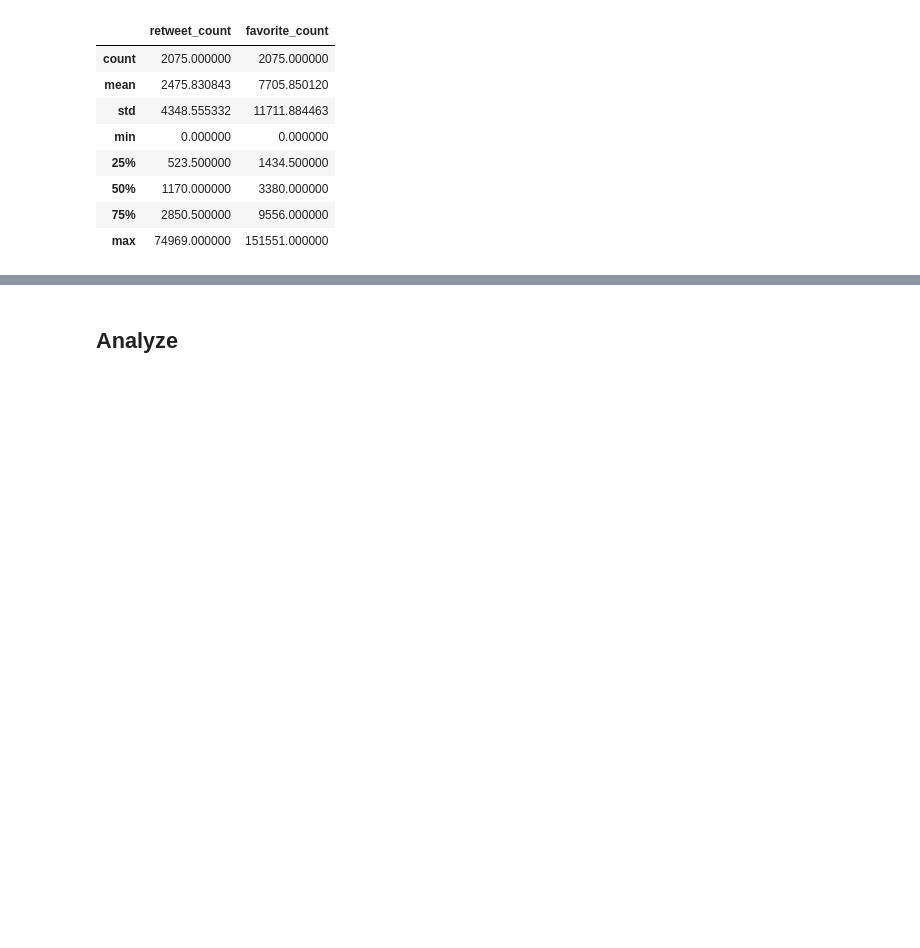
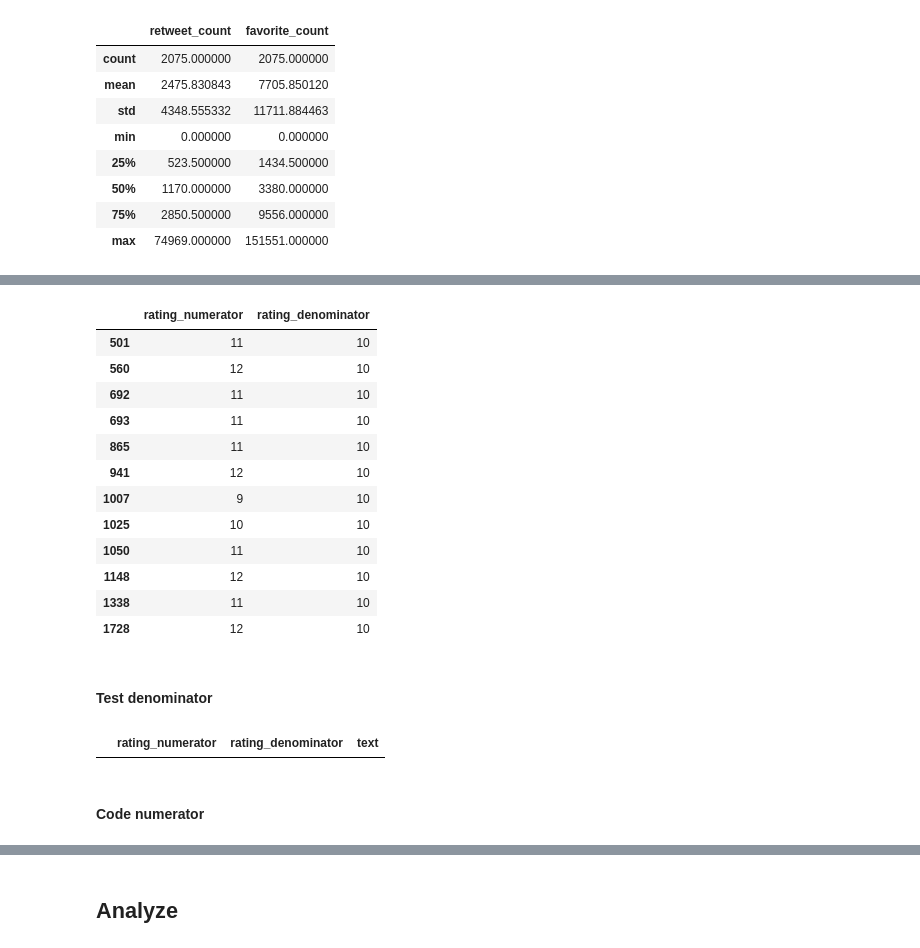
Before and after one commit to Simonmaignan/udacity-data-analysis, a Jupyter notebook: project-wrangle-tweets/wrangle_act.ipynb, the cells around one changed output, grey strips where cells are left out. Saved outputs shown, nothing was run; the diff lists cells and outputs as text; code cells hidden in the pictures; blank space fills up the shorter version.

```diff
--- a/project-wrangle-tweets/wrangle_act.ipynb
+++ b/project-wrangle-tweets/wrangle_act.ipynb
@@ -466,0 +558,34 @@ df_twitter_archive_clean[['retweet_count', 'favorite_count']].describe()
+# %%
+def update_wrong_denomiator(tweet):
+    if tweet.rating_denominator != 10:
+        denominator_ratio = tweet.rating_denominator / 10
+        return [int(tweet.rating_numerator / denominator_ratio), 10]
+    else:
+        #a = 1
+        return [tweet.rating_numerator, tweet.rating_denominator]
+
+wrong_denominator_idxs = df_twitter_archive_clean[df_twitter_archive_clean.rating_denominator != 10].index
+df_twitter_archive_clean[['rating_numerator', 'rating_denominator']] = df_twitter_archive_clean.apply(update_wrong_denomiator, axis=1, result_type='expand')
+df_twitter_archive_clean.loc[wrong_denominator_idxs, ['rating_numerator', 'rating_denominator']]
+# %% [output]
+|  | rating_numerator | rating_denominator |
+| 501 | 11 | 10 |
+| 560 | 12 | 10 |
+| 692 | 11 | 10 |
+| 693 | 11 | 10 |
+| 865 | 11 | 10 |
+| 941 | 12 | 10 |
+| 1007 | 9 | 10 |
+| 1025 | 10 | 10 |
+| 1050 | 11 | 10 |
+| 1148 | 12 | 10 |
+| 1338 | 11 | 10 |
+| 1728 | 12 | 10 |
+# %% [markdown]
+#### Test denominator
+# %%
+df_twitter_archive_clean[df_twitter_archive_clean.rating_denominator != 10][['rating_numerator', 'rating_denominator', 'text']]
+# %% [output]
+|  | rating_numerator | rating_denominator | text |
+# %% [markdown]
+#### Code numerator
```
Also changed, not shown: parts of 40 cells of this notebook.
